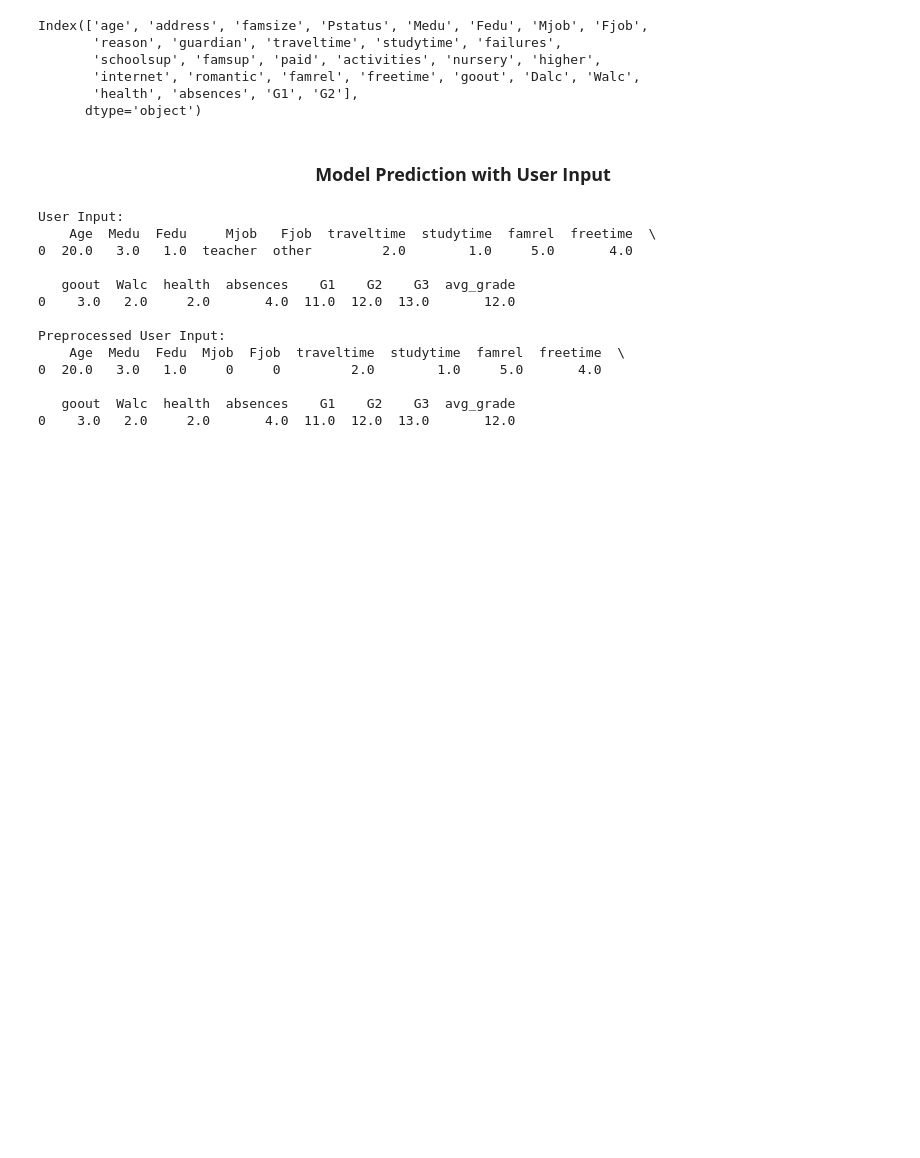
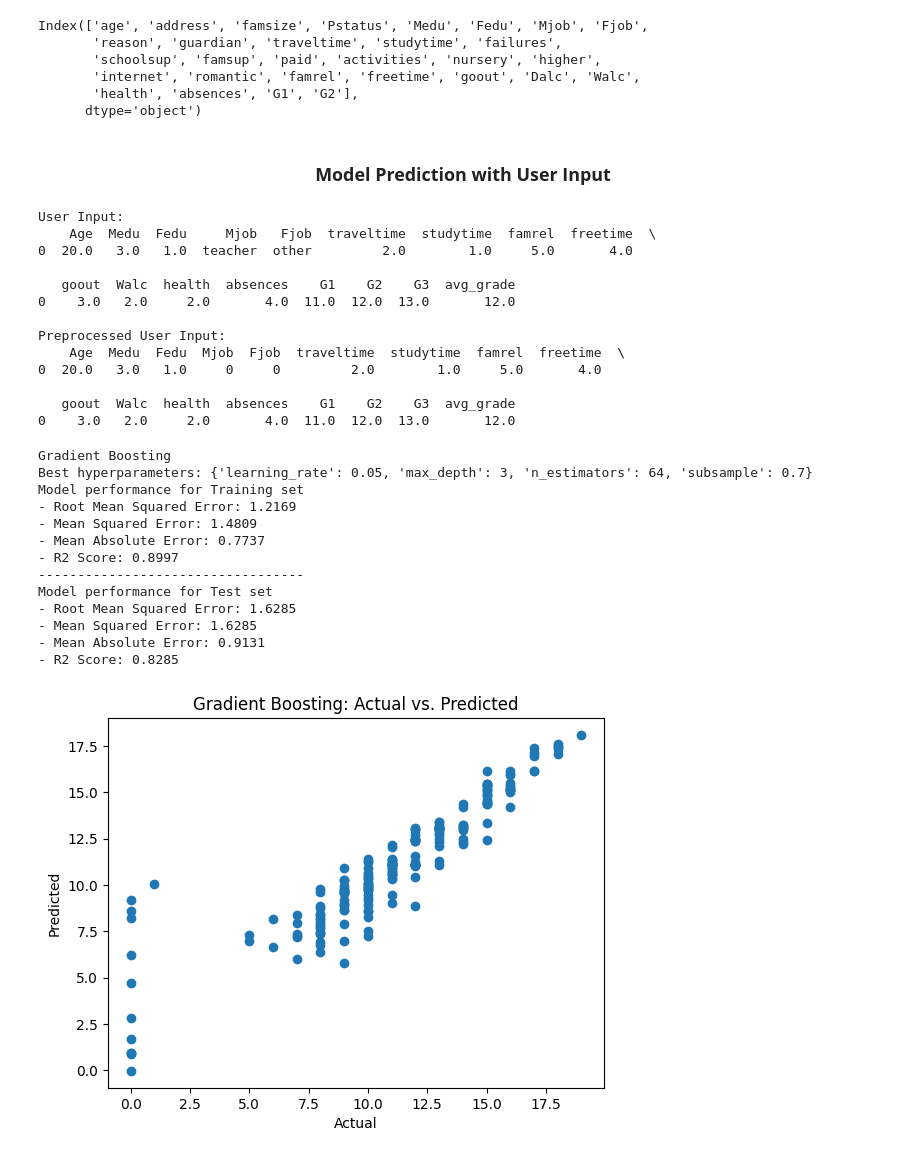
Before and after one commit to Krishnaa-tech/Howards-students-performance, a Jupyter notebook: Notebook/Code.ipynb, the cells around one changed output. Drawn from its saved outputs; the diff is of its cells as text; code cells hidden in the pictures; blank space fills up the shorter version.

```diff
--- a/Notebook/Code.ipynb
+++ b/Notebook/Code.ipynb
@@ -384,3 +430,78 @@ Preprocessed User Input:
 
    goout  Walc  health  absences    G1    G2    G3  avg_grade
 0    3.0   2.0     2.0       4.0  11.0  12.0  13.0       12.0
+# %%
+from sklearn.ensemble import GradientBoostingRegressor
+from sklearn.model_selection import GridSearchCV
+from sklearn.metrics import make_scorer, r2_score
+import pandas as pd
+import matplotlib.pyplot as plt
+
+# Gradient Boosting Regressor
+gb_regressor = GradientBoostingRegressor()
+
+# Define hyperparameter ranges for Gradient Boosting
+param_grid_gb = {
+    'learning_rate': [0.1, 0.01, 0.05, 0.001],
+    'subsample': [0.6, 0.7, 0.75, 0.8, 0.85, 0.9],
+    'n_estimators': [8, 16, 32, 64, 128, 256],
+    'max_depth': [3, 5, 7]
+}
+
+# Create a scorer object to use in grid search
+scorer_gb = make_scorer(r2_score)
+
+# Perform grid search to find the best hyperparameters for Gradient Boosting
+grid_search_gb = GridSearchCV(
+    gb_regressor,
+    param_grid_gb,
+    scoring=scorer_gb,
+    cv=5,
+    n_jobs=-1
+)
+
+grid_search_gb.fit(X_train, y_train)  # Make predictions
+y_train_pred_gb = grid_search_gb.predict(X_train)
+y_test_pred_gb = grid_search_gb.predict(X_test)
+
+# Evaluate Train and Test dataset for Gradient Boosting
+model_train_mae_gb, model_train_mse_gb, model_train_rmse_gb, model_train_r2_gb = evaluate_model(y_train, y_train_pred_gb)
+model_test_mae_gb, model_test_mse_gb, model_test_rmse_gb, model_test_r2_gb = evaluate_model(y_test, y_test_pred_gb)
+
+print('Gradient Boosting')
+print('Best hyperparameters:', grid_search_gb.best_params_)
+
+print('Model performance for Training set')
+print("- Root Mean Squared Error: {:.4f}".format(model_train_rmse_gb))
+print("- Mean Squared Error: {:.4f}".format(model_train_mse_gb))
+print("- Mean Absolute Error: {:.4f}".format(model_train_mae_gb))
+print("- R2 Score: {:.4f}".format(model_train_r2_gb))
+
+print('----------------------------------')
+print('Model performance for Test set')
+print("- Root Mean Squared Error: {:.4f}".format(model_test_rmse_gb))
+print("- Mean Squared Error: {:.4f}".format(model_test_rmse_gb))
+print("- Mean Absolute Error: {:.4f}".format(model_test_mae_gb))
+print("- R2 Score: {:.4f}".format(model_test_r2_gb))
+
+# Scatter plot of actual vs. predicted values for Gradient Boosting
+plt.scatter(y_test, y_test_pred_gb)
+plt.xlabel('Actual')
+plt.ylabel('Predicted')
+plt.title('Gradient Boosting: Actual vs. Predicted')
+plt.show()
+# %% [output]
+Gradient Boosting
+Best hyperparameters: {'learning_rate': 0.05, 'max_depth': 3, 'n_estimators': 64, 'subsample': 0.7}
+Model performance for Training set
+- Root Mean Squared Error: 1.2169
+- Mean Squared Error: 1.4809
+- Mean Absolute Error: 0.7737
+- R2 Score: 0.8997
+----------------------------------
+Model performance for Test set
+- Root Mean Squared Error: 1.6285
+- Mean Squared Error: 1.6285
+- Mean Absolute Error: 0.9131
+- R2 Score: 0.8285
+[figure, added]
```
Also changed, not shown: parts of 1 cell of this notebook, 4 other files.
